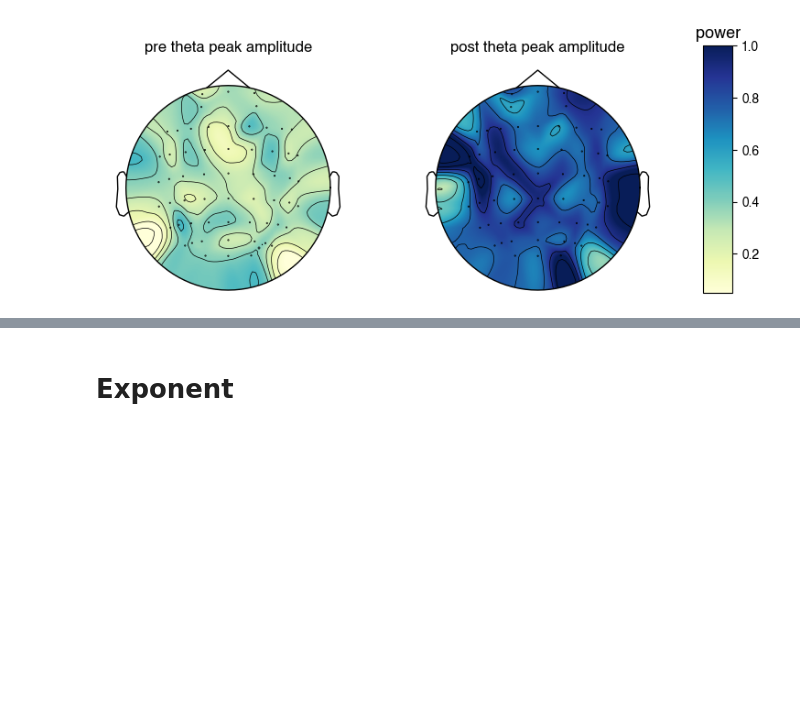
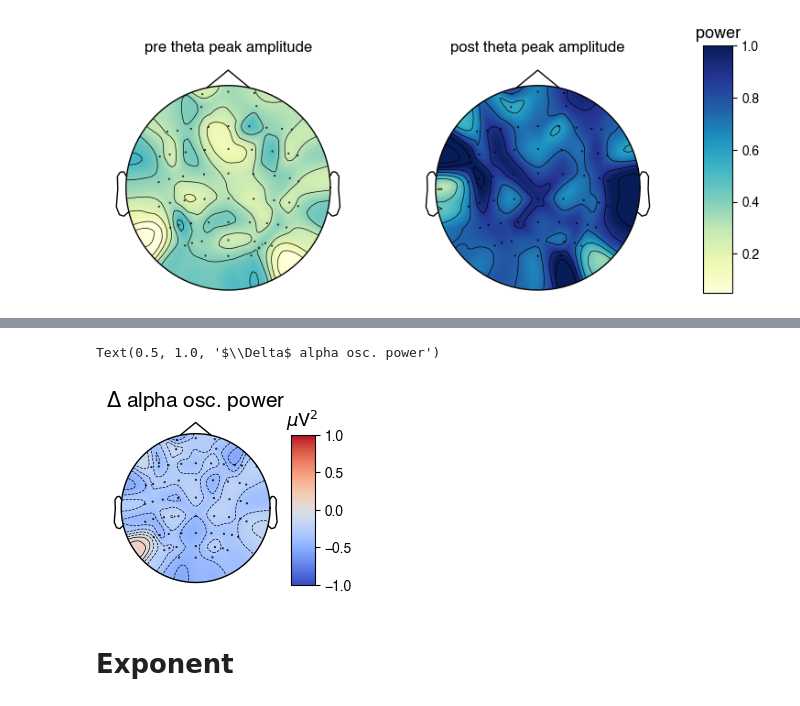
Before and after one commit to voytekresearch/ECT-MST, a Jupyter notebook: 00-ECT/ect_topomaps.ipynb, the cells around one changed output, grey strips where cells are left out. Drawn from its saved outputs; the diff is of its cells as text; code cells hidden in the pictures; blank space fills up the shorter version.

```diff
--- a/00-ECT/ect_topomaps.ipynb
+++ b/00-ECT/ect_topomaps.ipynb
@@ -311,3 +366,23 @@ Text(0.5, 1.0, 'theta peak amplitude difference')
+# %%
+unit_label = '$\mu$V$^2$'
+fig, ax = plt.subplots(1,1, figsize=[4,2])
+
+im, cm = mne.viz.plot_topomap(diff, axes=ax, pos=eeg_data.info, show=False,
+                              vmin=-1.0, vmax=1.0, cmap='coolwarm')
+
+# manually fiddle the position of colorbar
+ax_x_start = 0.75
+ax_x_width = 0.06
+ax_y_start = 0.1
+ax_y_height = 0.75
+cbar_ax = fig.add_axes([ax_x_start, ax_y_start, ax_x_width, ax_y_height])
+clb = fig.colorbar(im, cax=cbar_ax)
+clb.ax.set_title(unit_label,fontsize=13) # title on top of colorbar
+
+ax.set_title('$\Delta$ alpha osc. power', fontsize=15)
+# %% [output]
+Text(0.5, 1.0, '$\\Delta$ alpha osc. power')
+[figure, added]
 # %% [markdown]
 # Exponent
 # %%
```
Also changed, not shown: parts of 5 cells of this notebook, 6 other files.
